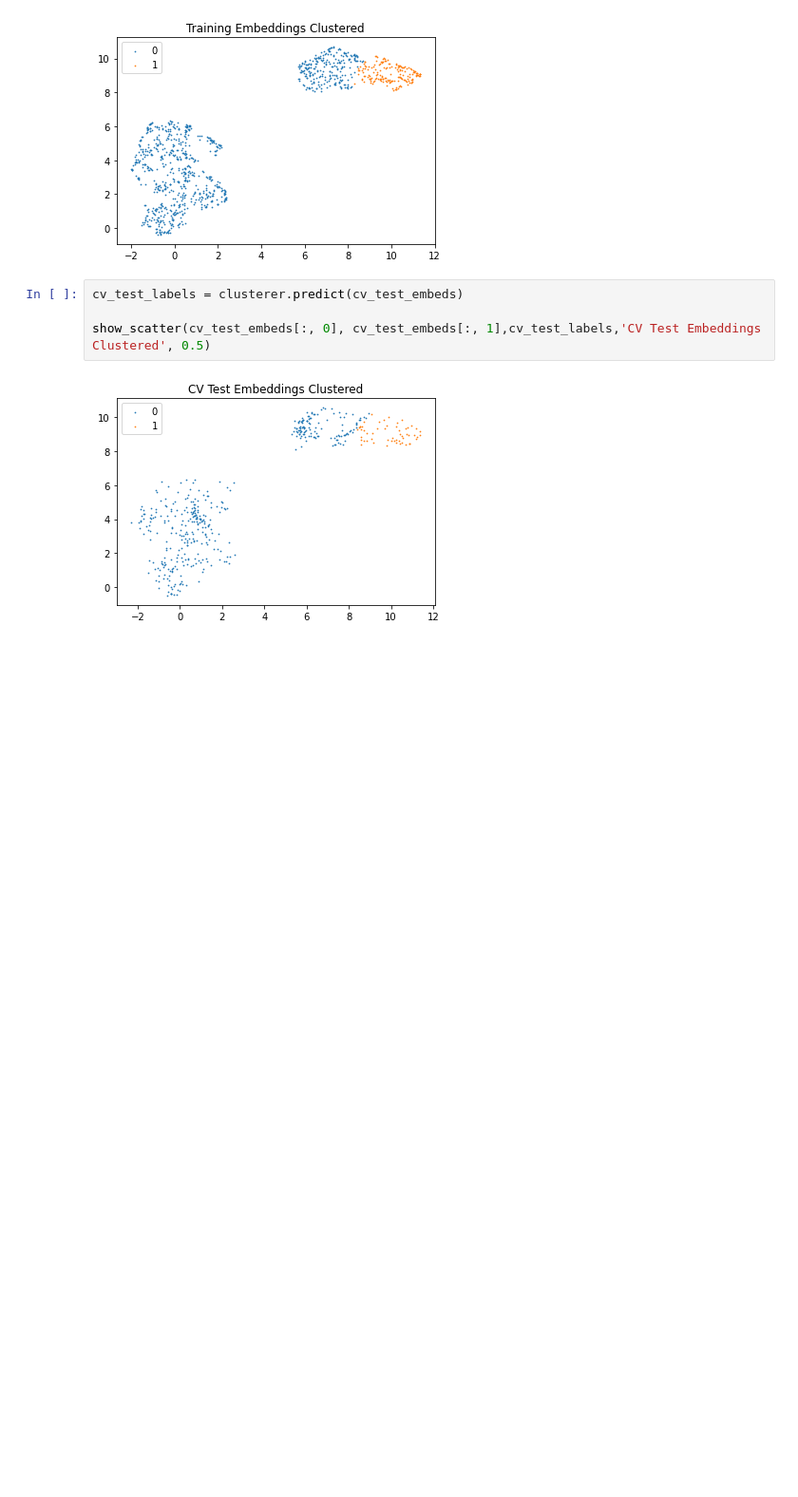
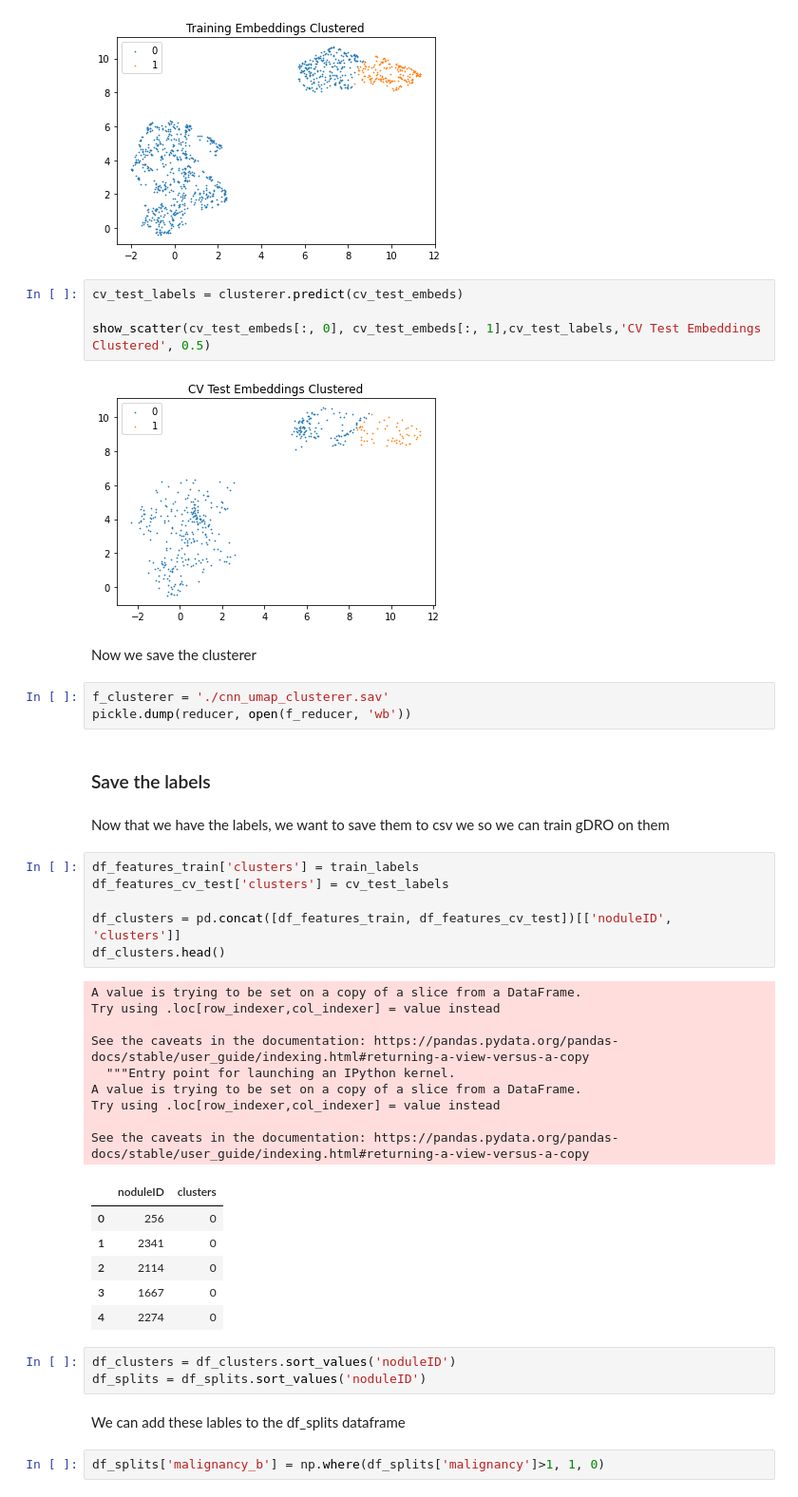
Before and after one commit to mtzig/LIDC_GDRO, a Jupyter notebook: notebooks/LIDC_Georges_End_to_End.ipynb, the cells around one changed output. Shown at 95% size. Cells and saved outputs as stored; diff of their text form; blank space fills up the shorter version.

Commit message:
adds splits

```diff
--- a/notebooks/LIDC_Georges_End_to_End.ipynb
+++ b/notebooks/LIDC_Georges_End_to_End.ipynb
@@ -300,3 +303,41 @@ cv_test_labels = clusterer.predict(cv_test_embeds)
 show_scatter(cv_test_embeds[:, 0], cv_test_embeds[:, 1],cv_test_labels,'CV Test Embeddings Clustered', 0.5)
 # %% [output]
 [figure]
+# %% [markdown]
+Now we save the clusterer
+# %%
+f_clusterer = './cnn_umap_clusterer.sav'
+pickle.dump(reducer, open(f_reducer, 'wb'))
+# %% [markdown]
+### Save the labels
+# %% [markdown]
+Now that we have the labels, we want to save them to csv we so we can train gDRO on them
+# %%
+df_features_train['clusters'] = train_labels
+df_features_cv_test['clusters'] = cv_test_labels
+
+df_clusters = pd.concat([df_features_train, df_features_cv_test])[['noduleID', 'clusters']]
+df_clusters.head()
+# %% [output]
+A value is trying to be set on a copy of a slice from a DataFrame.
+Try using .loc[row_indexer,col_indexer] = value instead
+
+See the caveats in the documentation: https://pandas.pydata.org/pandas-docs/stable/user_guide/indexing.html#returning-a-view-versus-a-copy
+  """Entry point for launching an IPython kernel.
+A value is trying to be set on a copy of a slice from a DataFrame.
+Try using .loc[row_indexer,col_indexer] = value instead
+
+See the caveats in the documentation: https://pandas.pydata.org/pandas-docs/stable/user_guide/indexing.html#returning-a-view-versus-a-copy
+|  | noduleID | clusters |
+| 0 | 256 | 0 |
+| 1 | 2341 | 0 |
+| 2 | 2114 | 0 |
+| 3 | 1667 | 0 |
+| 4 | 2274 | 0 |
+# %%
+df_clusters = df_clusters.sort_values('noduleID')
+df_splits = df_splits.sort_values('noduleID')
+# %% [markdown]
+We can add these lables to the df_splits dataframe
+# %%
+df_splits['malignancy_b'] = np.where(df_splits['malignancy']>1, 1, 0)
```
Also changed, not shown: parts of 6 cells of this notebook.
